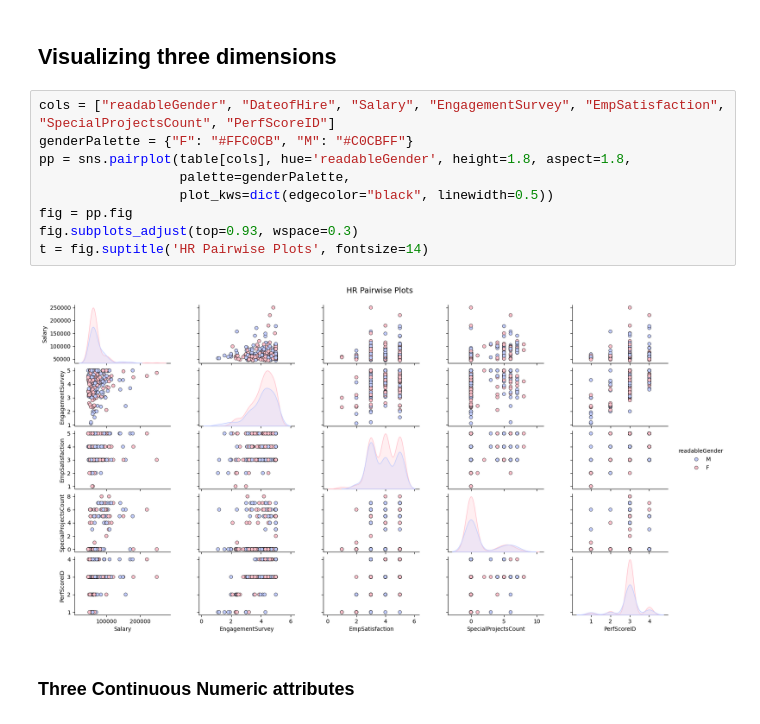
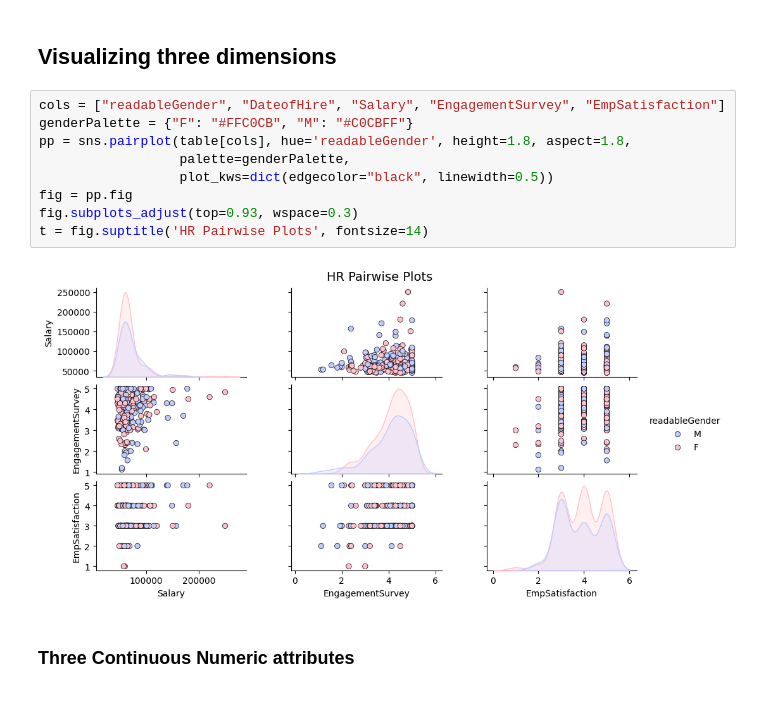
Before and after one commit to weissingerh/das-ex1, a Jupyter notebook: hrVis.ipynb, the cells around one changed output. Cells and saved outputs as stored; diff of their text form.

```diff
--- a/hrVis.ipynb
+++ b/hrVis.ipynb
@@ -327,16 +368,16 @@ Text(0, 0.5, 'Engagement Survey Score')
 # %% [markdown]
 ## Visualizing three dimensions
 # %%
-cols = ["readableGender", "DateofHire", "Salary", "EngagementSurvey", "EmpSatisfaction", "SpecialProjectsCount", "PerfScoreID"]
+cols = ["readableGender", "DateofHire", "Salary", "EngagementSurvey", "EmpSatisfaction"]
 genderPalette = {"F": "#FFC0CB", "M": "#C0CBFF"}
 pp = sns.pairplot(table[cols], hue='readableGender', height=1.8, aspect=1.8,
                   palette=genderPalette,
                   plot_kws=dict(edgecolor="black", linewidth=0.5))
 fig = pp.fig
 fig.subplots_adjust(top=0.93, wspace=0.3)
 t = fig.suptitle('HR Pairwise Plots', fontsize=14)
 # %% [output]
-[figure, old version]
+[figure, new version]
 # %% [markdown]
 ### Three Continuous Numeric attributes
 # %%
```
Also changed, not shown: parts of 10 cells of this notebook, 1 other file.
